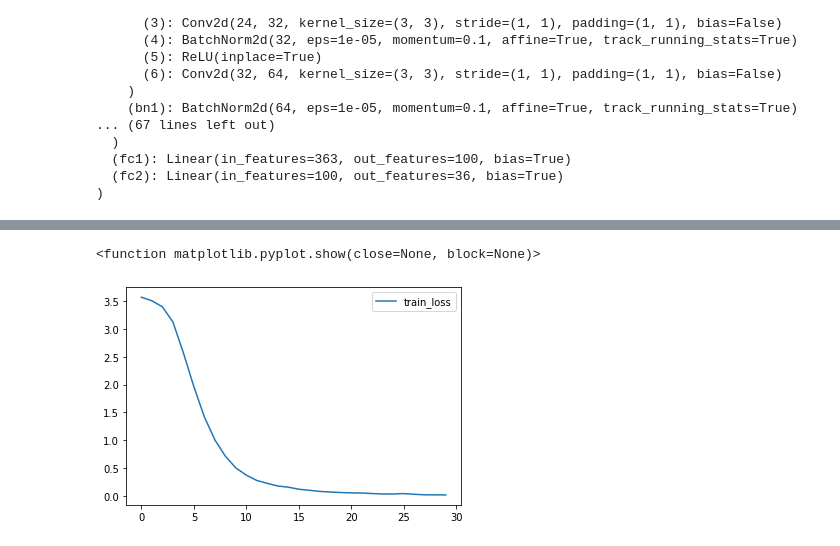
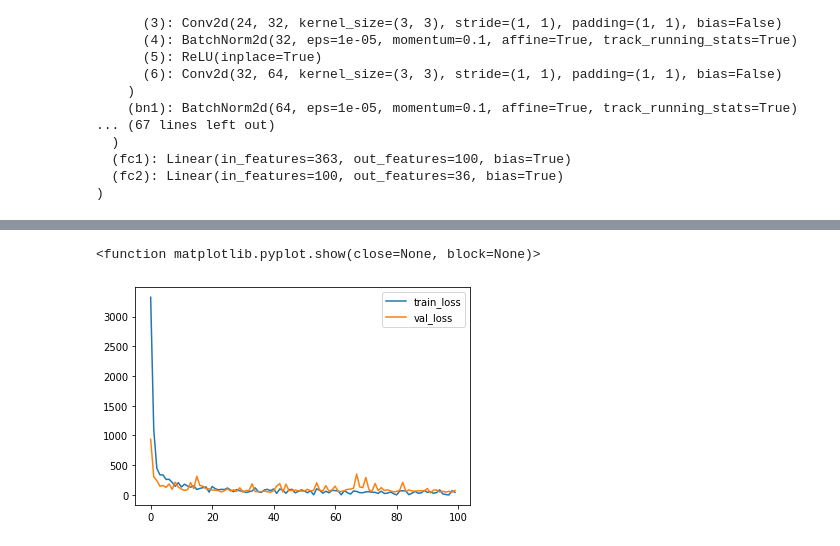
Before and after one commit to gustipangestu/code, a Jupyter notebook: [s3]resnet+feature.ipynb, the cells around one changed output, grey strips where cells are left out. Drawn from its saved outputs; the diff is of its cells as text; code cells hidden in the pictures.

```diff
--- a/[s3]resnet+feature.ipynb
+++ b/[s3]resnet+feature.ipynb
@@ -318,13 +318,15 @@ from PIL import Image as im
 from torch.utils.tensorboard import SummaryWriter
 writer = SummaryWriter()
 criterion = nn.CrossEntropyLoss()
-optimizer = optim.SGD(model.parameters(), lr=0.0001, momentum=0.9, weight_decay=0.0001)
-running_loss = 0.0
+optimizer = torch.optim.Adam(model.parameters(), lr=0.0001, weight_decay=0.0001)
+
 
 trainingEpoch_loss = []
 validationEpoch_loss = []
+validation_acc = []
 
-for epoch in range(30):
+for epoch in range(100):
+    train_loss = 0.0
     for i, data in enumerate(train_loader.dataset, 0):
 
 
@@ -338,9 +340,30 @@ for epoch in range(30):
         loss.backward()
         optimizer.step()
                 # writer.add_scalar("Loss/train", loss, epoch)
-        running_loss += loss.item()
-        if i % 1000 == 999:    # print every 2000 mini-batches
-            print(f'[{epoch + 1}, {i + 1:5d}] loss: {running_loss / 1000:.3f}')
-            trainingEpoch_loss.append(running_loss/1000)
-    running_loss = 0.0
+        train_loss += loss.item()
+
+    valid_loss = 0.0
+    model.eval()     # Optional when not using Model Specific layer
+    with torch.no_grad():
+        total_correct = 0
+        total_samples = 0
+        for i, data in enumerate(val_loader.dataset, 0):
+            # Forward Pass
+            target = model(torch.as_tensor(data["image"]).unsqueeze(0),
+                        torch.as_tensor(data["custom_features"]).unsqueeze(0))
+            # Find the Loss
+            loss = criterion(target,torch.as_tensor(data["labels"]).unsqueeze(0))
+
+            _, predicted = torch.max(target, 1)
+            total_correct += (predicted == torch.as_tensor(data["labels"]).unsqueeze(0)).sum().item()
+            total_samples += torch.as_tensor(data["labels"]).unsqueeze(0).size(0)
+            # Calculate Loss
+            valid_loss += loss.item()
+        validation_accuracy = total_correct / total_samples
+        # print(f"Epoch [{epoch+1}/{epoch}] Validation Accuracy: {validation_accuracy:.4f}")
+
+    print(f'Epoch {epoch+1} \t\t Validation Accuracy: {validation_accuracy:.4f} \t\t Training Loss: {train_loss / len(train_loader)} \t\t Validation Loss: {valid_loss / len(val_loader)}')
+    trainingEpoch_loss.append(train_loss)
+    validationEpoch_loss.append(valid_loss)
+    validation_acc.append(validation_accuracy)
 # %% [output]
@@ -364,9 +387,9 @@ for epoch in range(30):
 # %%
 from matplotlib import pyplot as plt
 plt.plot(trainingEpoch_loss, label='train_loss')
-# plt.plot(validationEpoch_loss,label='val_loss')
+plt.plot(validationEpoch_loss,label='val_loss')
 plt.legend()
 plt.show
 # %% [output]
 <function matplotlib.pyplot.show(close=None, block=None)>
-[figure, old version]
+[figure, new version]
```
Also changed, not shown: parts of 3 cells of this notebook, 42 other files.
